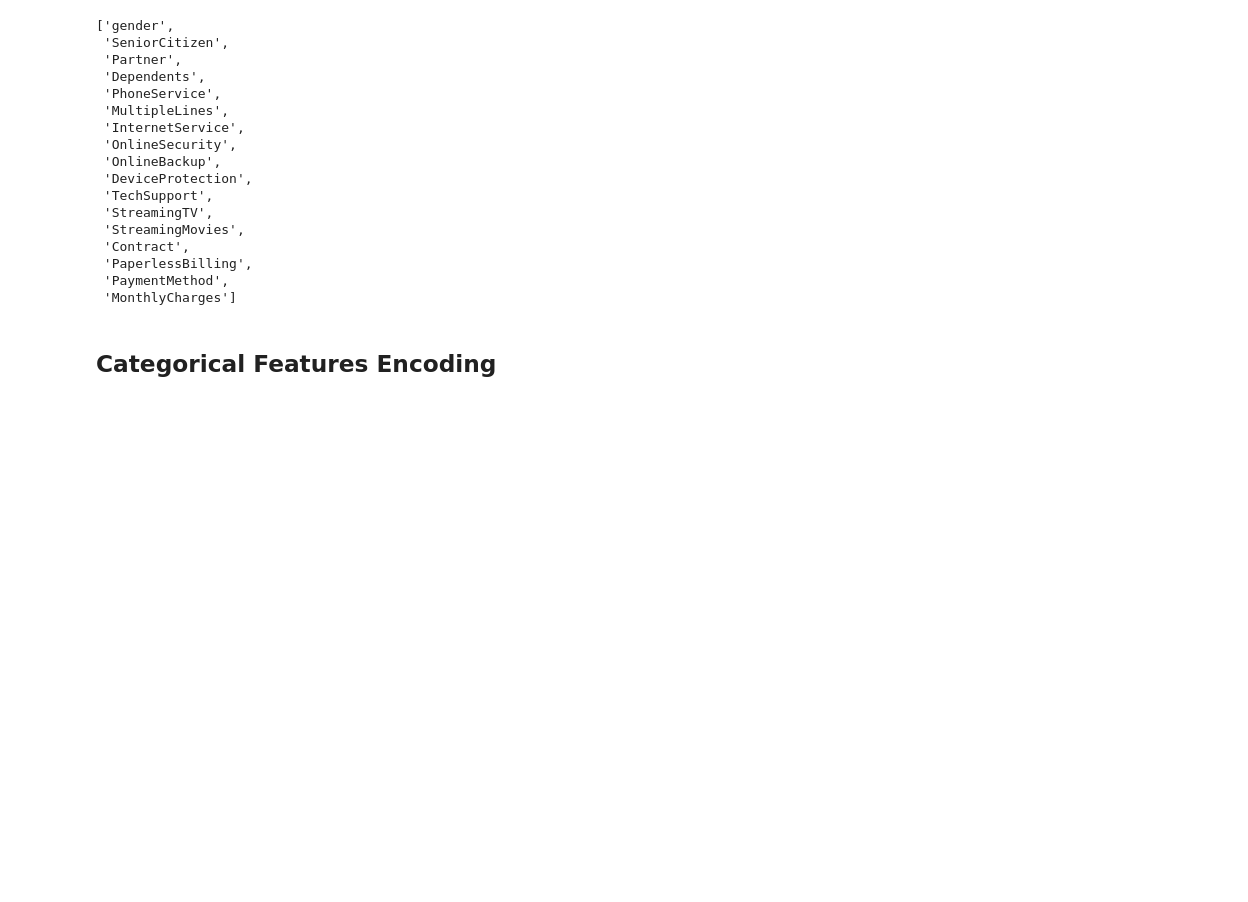
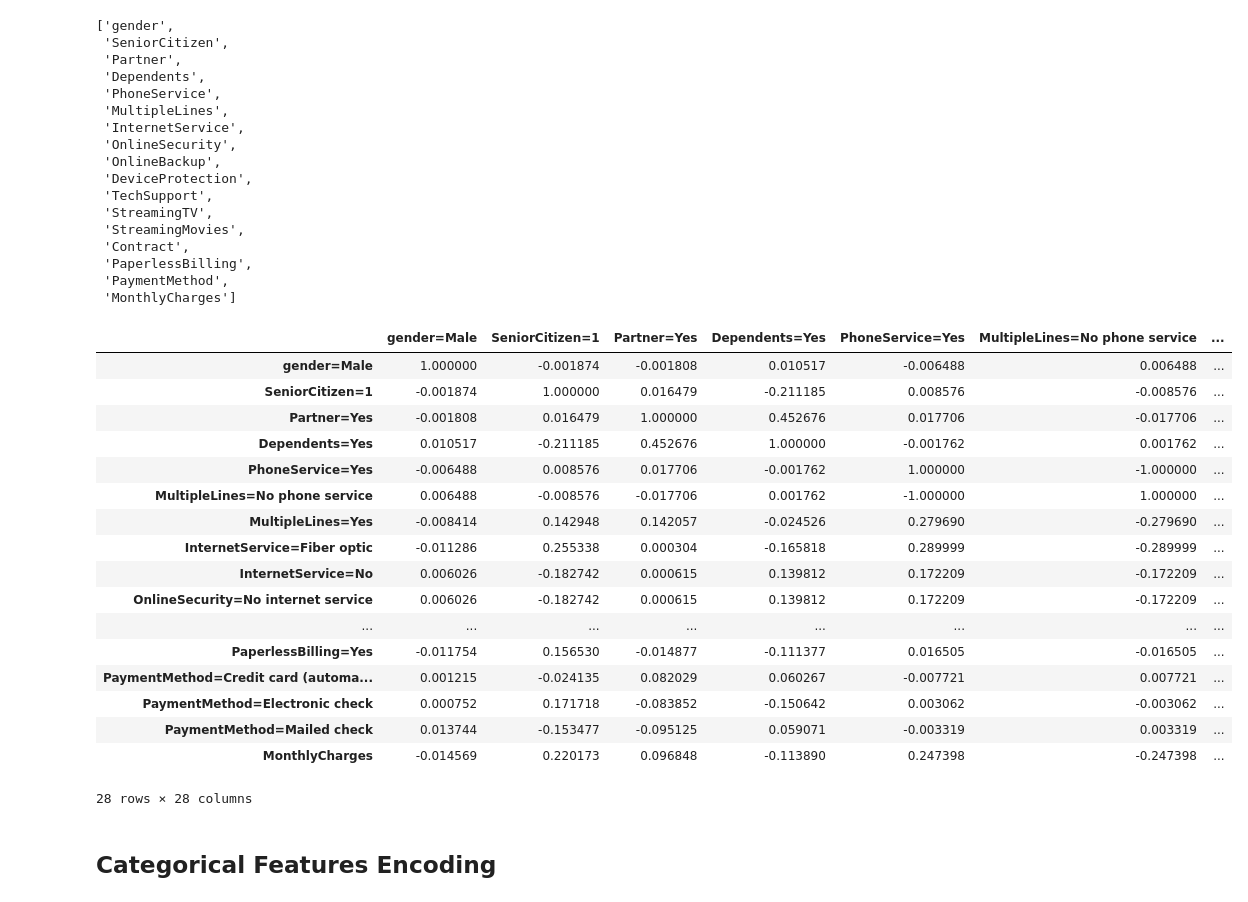
Before and after one commit to Steve-Yinjing-Song/survival_analysis, a Jupyter notebook: Capstone Project 1.ipynb, the cells around one changed output. Cells and saved outputs as stored; diff of their text form; code cells hidden in the pictures; blank space fills up the shorter version.

```diff
--- a/Capstone Project 1.ipynb
+++ b/Capstone Project 1.ipynb
@@ -1102,6 +1154,27 @@ col
  'PaperlessBilling',
  'PaymentMethod',
  'MonthlyCharges']
+# %%
+data_x.corr()
+# %% [output]
+|  | gender=Male | SeniorCitizen=1 | Partner=Yes | Dependents=Yes | PhoneService=Yes | MultipleLines=No phone service | ... |
+| gender=Male | 1.000000 | -0.001874 | -0.001808 | 0.010517 | -0.006488 | 0.006488 | ... |
+| SeniorCitizen=1 | -0.001874 | 1.000000 | 0.016479 | -0.211185 | 0.008576 | -0.008576 | ... |
+| Partner=Yes | -0.001808 | 0.016479 | 1.000000 | 0.452676 | 0.017706 | -0.017706 | ... |
+| Dependents=Yes | 0.010517 | -0.211185 | 0.452676 | 1.000000 | -0.001762 | 0.001762 | ... |
+| PhoneService=Yes | -0.006488 | 0.008576 | 0.017706 | -0.001762 | 1.000000 | -1.000000 | ... |
+| MultipleLines=No phone service | 0.006488 | -0.008576 | -0.017706 | 0.001762 | -1.000000 | 1.000000 | ... |
+| MultipleLines=Yes | -0.008414 | 0.142948 | 0.142057 | -0.024526 | 0.279690 | -0.279690 | ... |
+| InternetService=Fiber optic | -0.011286 | 0.255338 | 0.000304 | -0.165818 | 0.289999 | -0.289999 | ... |
+| InternetService=No | 0.006026 | -0.182742 | 0.000615 | 0.139812 | 0.172209 | -0.172209 | ... |
+| OnlineSecurity=No internet service | 0.006026 | -0.182742 | 0.000615 | 0.139812 | 0.172209 | -0.172209 | ... |
+| ... | ... | ... | ... | ... | ... | ... | ... |
+| PaperlessBilling=Yes | -0.011754 | 0.156530 | -0.014877 | -0.111377 | 0.016505 | -0.016505 | ... |
+| PaymentMethod=Credit card (automa... | 0.001215 | -0.024135 | 0.082029 | 0.060267 | -0.007721 | 0.007721 | ... |
+| PaymentMethod=Electronic check | 0.000752 | 0.171718 | -0.083852 | -0.150642 | 0.003062 | -0.003062 | ... |
+| PaymentMethod=Mailed check | 0.013744 | -0.153477 | -0.095125 | 0.059071 | -0.003319 | 0.003319 | ... |
+| MonthlyCharges | -0.014569 | 0.220173 | 0.096848 | -0.113890 | 0.247398 | -0.247398 | ... |
+28 rows × 28 columns
 # %% [markdown]
 ## Categorical Features Encoding
 # %%
```
Also changed, not shown: parts of 21 cells of this notebook.
